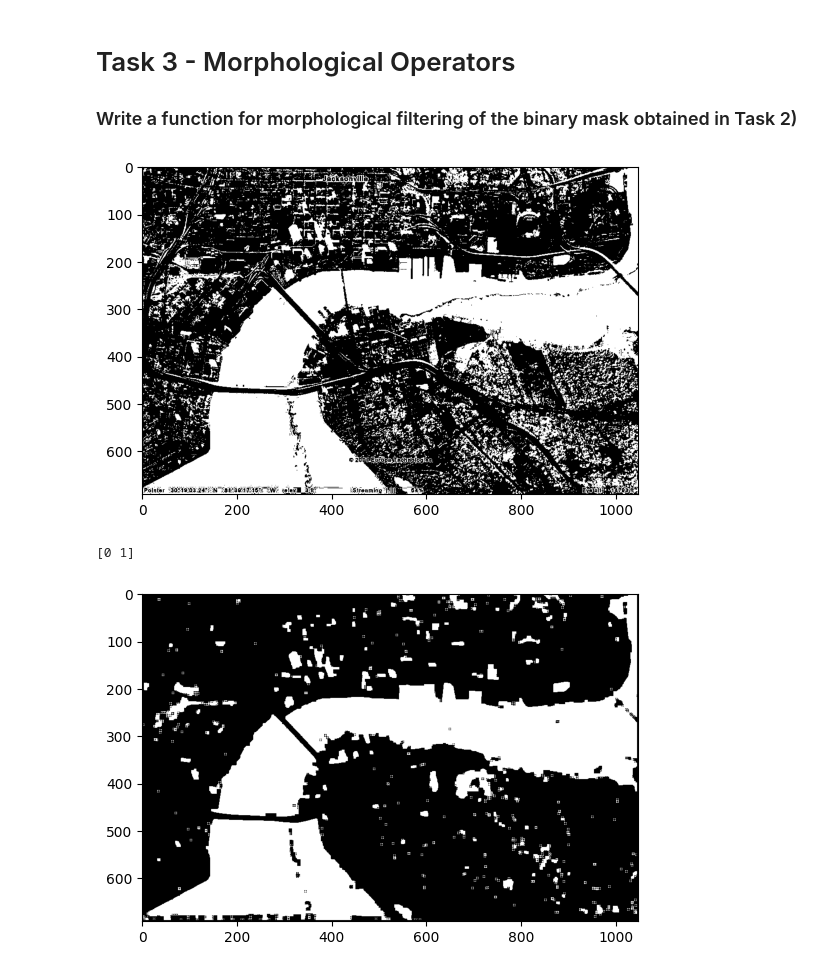
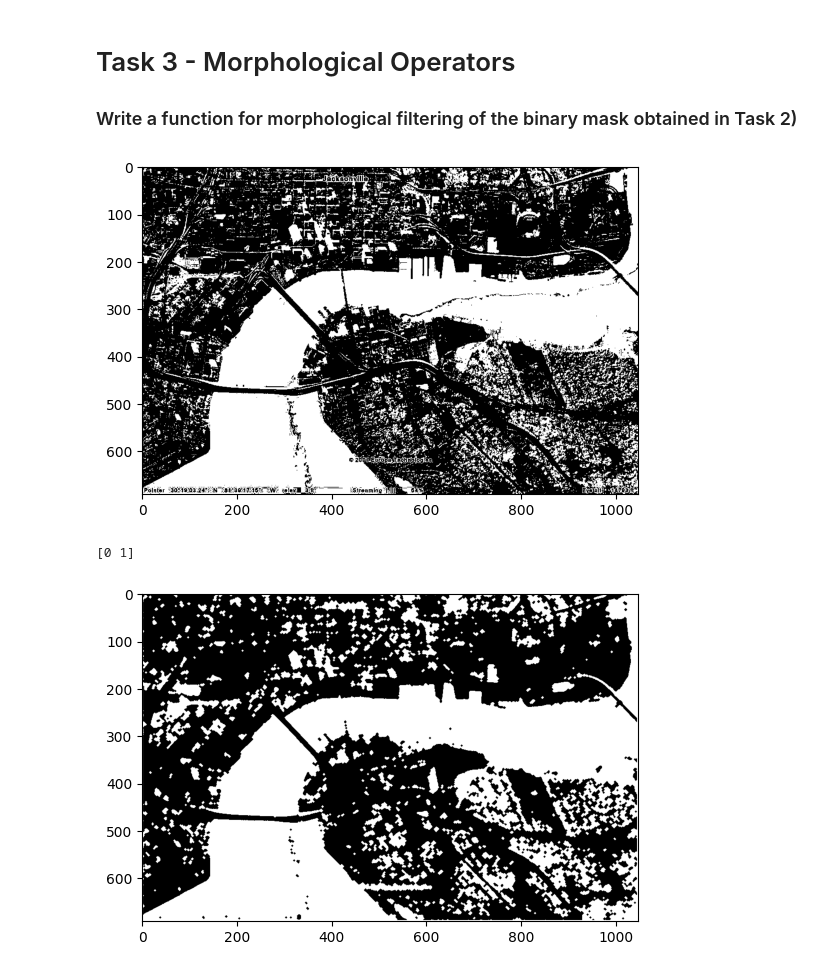
Before and after one commit to DerIltis/IAOR_SS26, a Jupyter notebook: src/sample.ipynb, the cells around one changed output. Drawn from its saved outputs; the diff is of its cells as text; code cells hidden in the pictures.

Commit message:
redid 3.1 bc for some reason it only works with a 'flipped' input

```diff
--- a/src/sample.ipynb
+++ b/src/sample.ipynb
@@ -54,8 +54,8 @@ The pixel values are now more spread across the entire intensity range, which in
 ### Write a function for thresholding the enhanced image of Task 1)
 # %%
 def thresholding(image, threshold):
-    binary_image = np.where(image > threshold, 0, 1)
-    return binary_image.astype(np.uint8)
+    binary_image = (image < threshold).astype(np.uint8)
+    return binary_image
 
 for threshold in [60, 75, 87, 100]:
     binary_image = thresholding(enhanced_image, threshold)
@@ -75,28 +75,37 @@ When looking at the histogram of the enhanced image, it becomes relatively easy
 ### Write a function for morphological filtering of the binary mask obtained in Task 2)
 # %%
 def morphological_filtering(mask, struct_el):
-    filtered_mask = imopen(mask, struct_el)
-    filtered_mask = imclose(filtered_mask, struct_el)
-    return filtered_mask.astype(np.uint8)
+    # flip bw
+    flipped = 1 - mask
+    fmask_open = imopen(flipped, struct_el)
+    fmask_closed = imclose(fmask_open, struct_el)
+    # flip back
+    return 1 - fmask_closed.astype(np.uint8)
 
 binary_mask_87 = thresholding(enhanced_image, 87)
 plt.imshow(binary_mask_87, cmap='gray', vmin=0, vmax=1)
 plt.show()
 print(np.unique(binary_mask_87))
-#struct_el = np.array([[1, 0, 1], [0,0,0], [1,0,1]])
+
+# struct_el = np.array([
+#     [0,1,0],
+#     [1,1,1],
+#     [0,1,0]
+# ])
+
 struct_el = np.array([
-    [1,1,0,1,1],
-    [1,0,0,0,1],
-    [0,0,0,0,0],
-    [1,0,0,0,1],
-    [1,1,0,1,1]
+    [0,0,1,0,0],
+    [0,1,1,1,0],
+    [1,1,1,1,1],
+    [0,1,1,1,0],
+    [0,0,1,0,0]
 ])
 
 
 filtered_mask = morphological_filtering(binary_mask_87, struct_el)
 plt.imshow(filtered_mask, cmap='gray', vmin=0, vmax=1)
 plt.show()
 # %% [output]
 [figure]
 [0 1]
-[figure, old version]
+[figure, new version]
```
Also changed, not shown: parts of 1 cell of this notebook, 1 other file.
